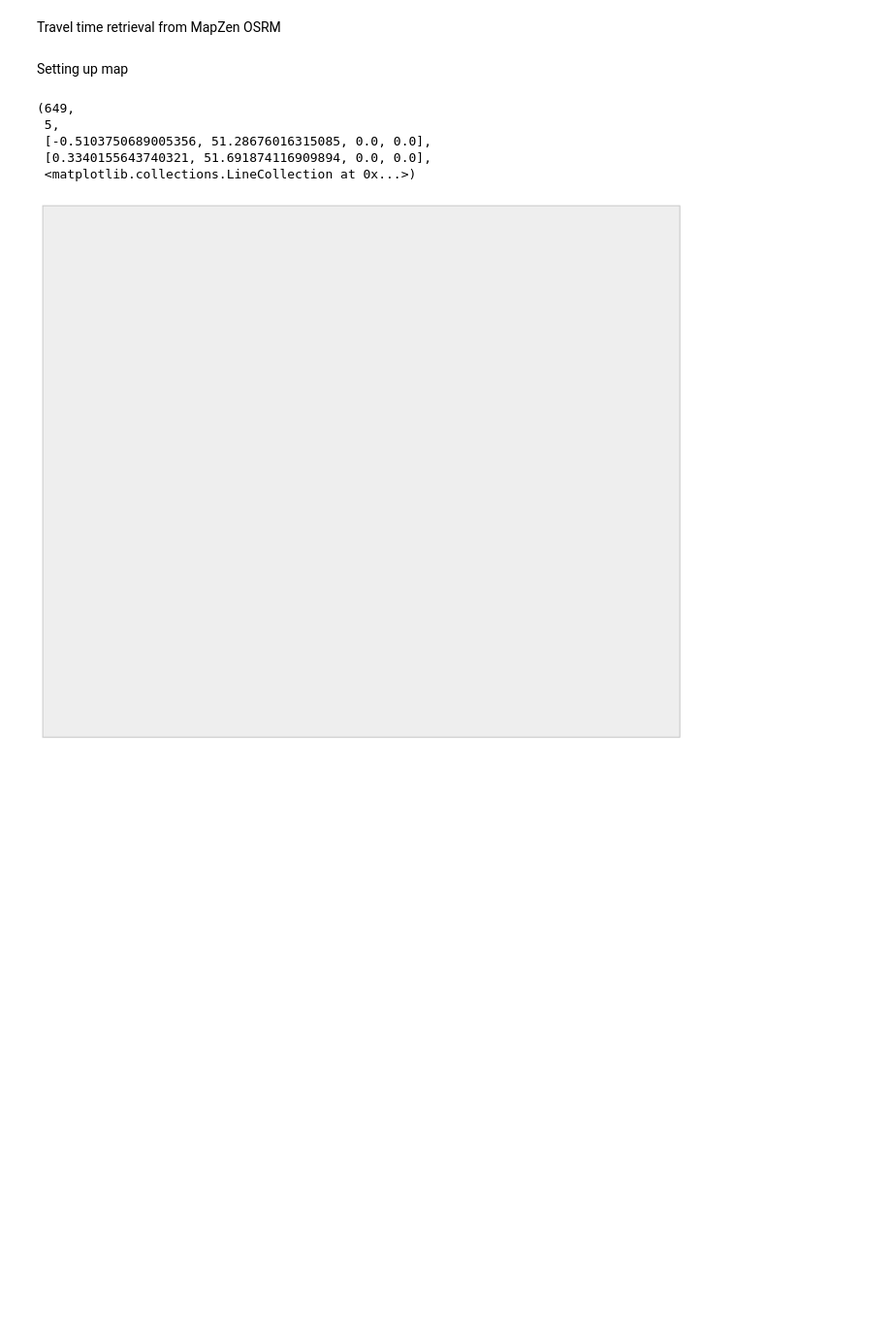
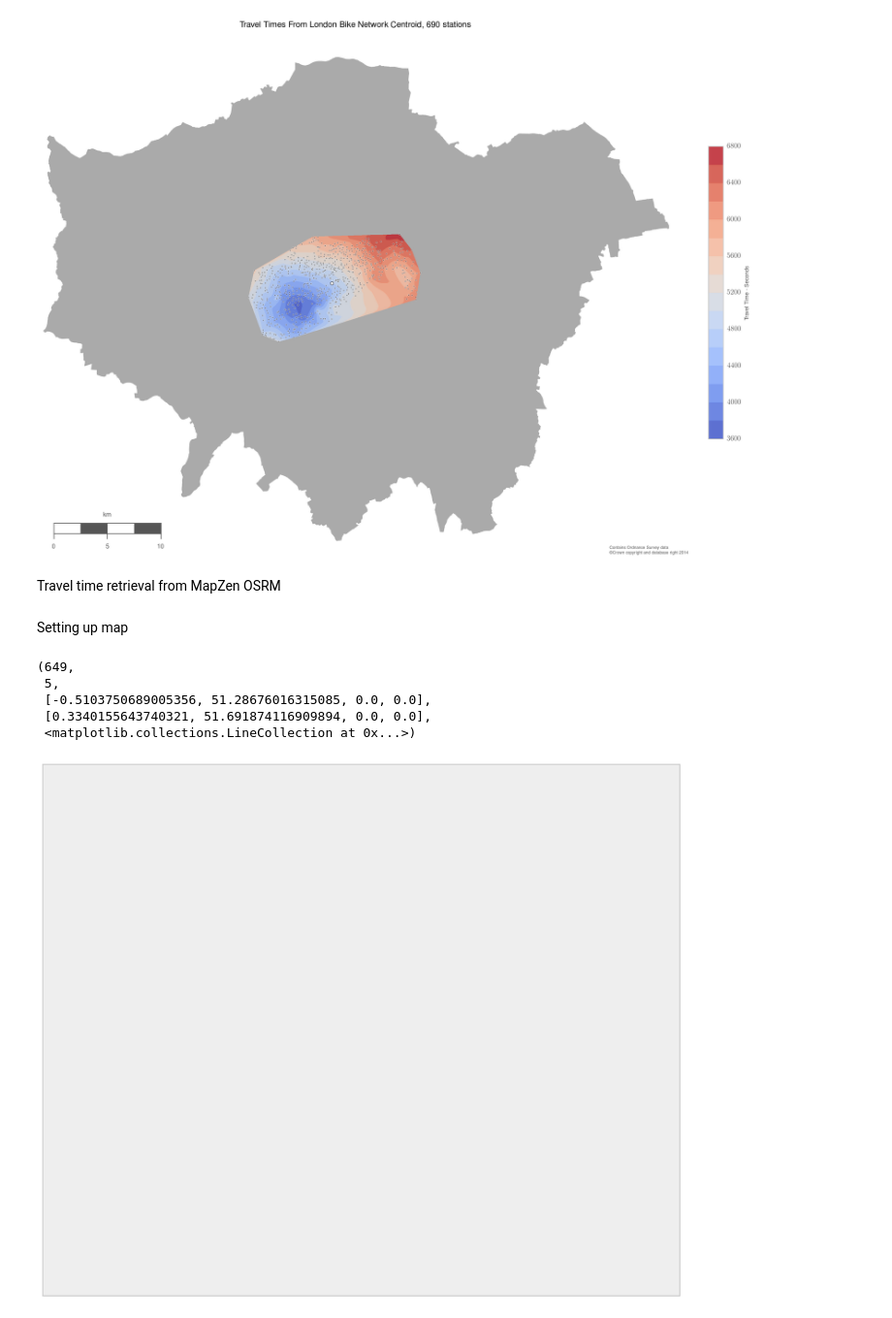
Before and after one commit to urschrei/Geopython, a Jupyter notebook: isochrone.ipynb, the cells around one changed output. Shown at 97% size. Drawn from its saved outputs; the diff is of its cells as text; code cells hidden in the pictures; blank space fills up the shorter version.

Commit message:
Calculating isochrone for entire network
Well, 690 stations, some data are missing
Travel times are calculated from the station network centroid
at
Lon: -0.1214937589841304
Lat: 51.50253087175977

```diff
--- a/isochrone.ipynb
+++ b/isochrone.ipynb
@@ -27,0 +70,7 @@ rc('font',**{'family':'sans-serif','sans-serif':['Helvetica']})
+# %%
+def travel_time(df, start):
+    """ return travel times between all stations and a given centroid"""
+    return query_travel_time(start, (df['lon'], df['lat']), 'bicycle')
+
+
+stations['travel_time'] = stations.apply(travel_time, args=(m(*centroid, inverse=True),), axis=1)
@@ -27,0 +79,85 @@ rc('font',**{'family':'sans-serif','sans-serif':['Helvetica']})
+# %%
+# missing times for 58 stations
+stations = stations.dropna()
+# %%
+# set up a square grid with the same extents as our measured data
+numcols, numrows = 1000, 1000
+xi = np.linspace(stations['projected_lon'].min(), stations['projected_lon'].max(), numcols)
+yi = np.linspace(stations['projected_lat'].min(), stations['projected_lat'].max(), numrows)
+# get lon and lat coords of our grid points
+xi, yi = np.meshgrid(xi, yi)
+# interpolate
+x, y, z = stations['projected_lon'].values, stations['projected_lat'].values, stations['travel_time'].values
+zi = griddata(x, y, z, xi, yi)
+# %%
+norm = Normalize()
+
+plt.clf()
+fig = plt.figure()
+ax = fig.add_subplot(111, axisbg='w', frame_on=False)
+
+m.drawparallels(
+    np.arange(ll[0], ur[0], 2.),
+    color = 'black', linewidth = 0.5,
+    labels=[True, False, False, False], ax=ax)
+m.drawmeridians(
+    np.arange(ll[1], ur[1], 2.),
+    color = 'black', linewidth = 0.5,
+    labels=[False, False, False, True], ax=ax)
+
+# plot London outline
+lp = PolygonPatch(
+    london_poly,
+    fc='#555555', ec='#787878', lw=.25, alpha=.5, zorder=3)
+ax.add_patch(lp)
+
+# contour plots
+# con = m.contour(xi, yi, zi, 15, zorder=4, linewidths=.25, linestyles='dashed', colors='k', alpha=0.6, ax=ax)
+conf = m.contourf(xi, yi, zi, 15, zorder=4, alpha=0.85, cmap='coolwarm', ax=ax)
+
+# scatter plot - vmin/max for colormap compat
+m.scatter(
+    stations['projected_lon'],
+    stations['projected_lat'],
+    color='#545454',
+    edgecolor='#ffffff',
+    alpha=.5,
+    s=5,
+    cmap='RdBu',
+    ax=ax,
+    vmin=zi.min(), vmax=zi.max(), zorder=5)
+
+# add origin, assumed to be first row in df
+m.scatter(*centroid,
+    s=20, edgecolor='#000000', alpha=1.,
+    color='w', zorder=5)
+
+# add colour bar, title, and scale
+cbar = plt.colorbar(conf, shrink=.5)
+cbar.set_label("Travel Time - Seconds", size=8)
+
+# We need to reproduce the OS Data copyright licence
+smallprint = ax.text(
+    1.03, 0,
+    r'\begin{flushleft}Contains Ordnance Survey data\\\copyright Crown copyright and database right 2014\end{flushleft}',
+    ha='right', va='bottom',
+    size=6,
+    color='#555555',
+    transform=ax.transAxes,
+)
+
+plt.title(
+    "Travel Times From London Bike Network Centroid, %s stations" % len(stations), fontsize=12)
+m.drawmapscale(
+    coords[0] + 0.08, coords[1] + 0.015,
+    coords[0], coords[1],
+    10.,
+    barstyle='fancy', labelstyle='simple',
+    fillcolor1='w', fillcolor2='#555555',
+    fontcolor='#555555',
+    zorder=5)
+
+plt.tight_layout()
+plt.savefig("data/isochrone_centroid.png", format="png", bbox_inches='tight', transparent=True, dpi=300)
+plt.show()
+# %% [output]
@@ -28,3 +165,4 @@ rc('font',**{'family':'sans-serif','sans-serif':['Helvetica']})
+[figure, added]
 # %% [markdown]
 Travel time retrieval from MapZen OSRM
 # %%
```
Also changed, not shown: parts of 11 cells of this notebook, 5 other files.
